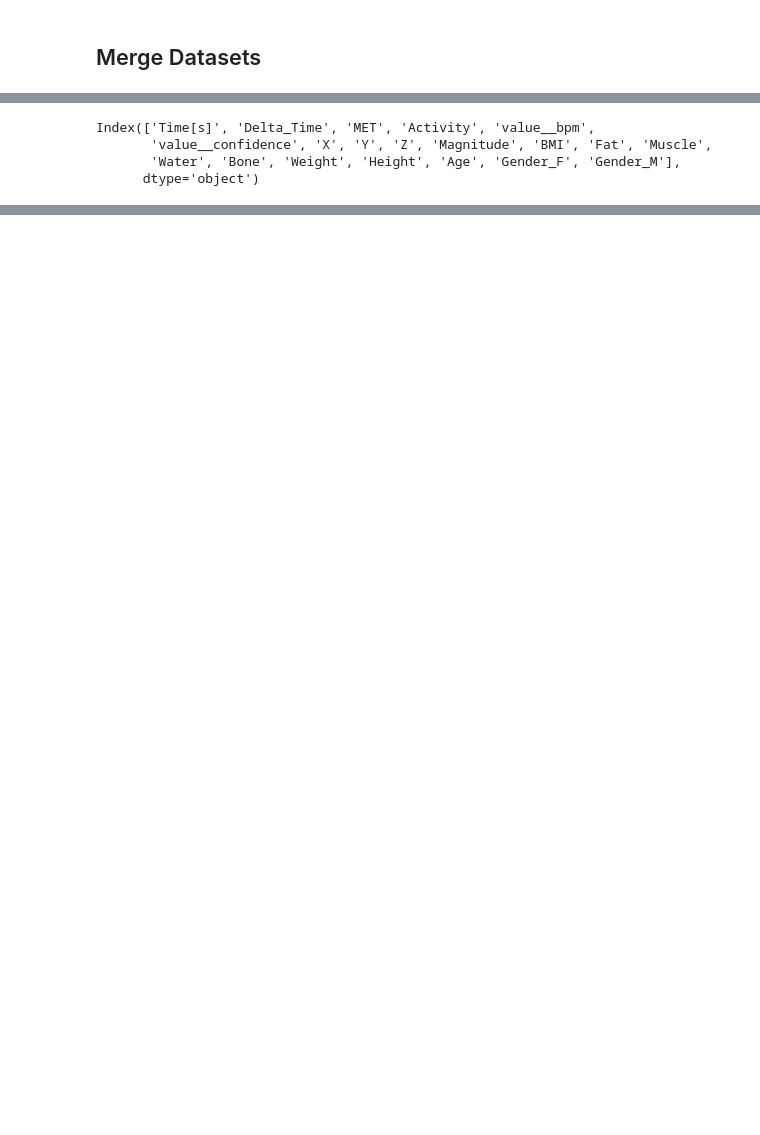
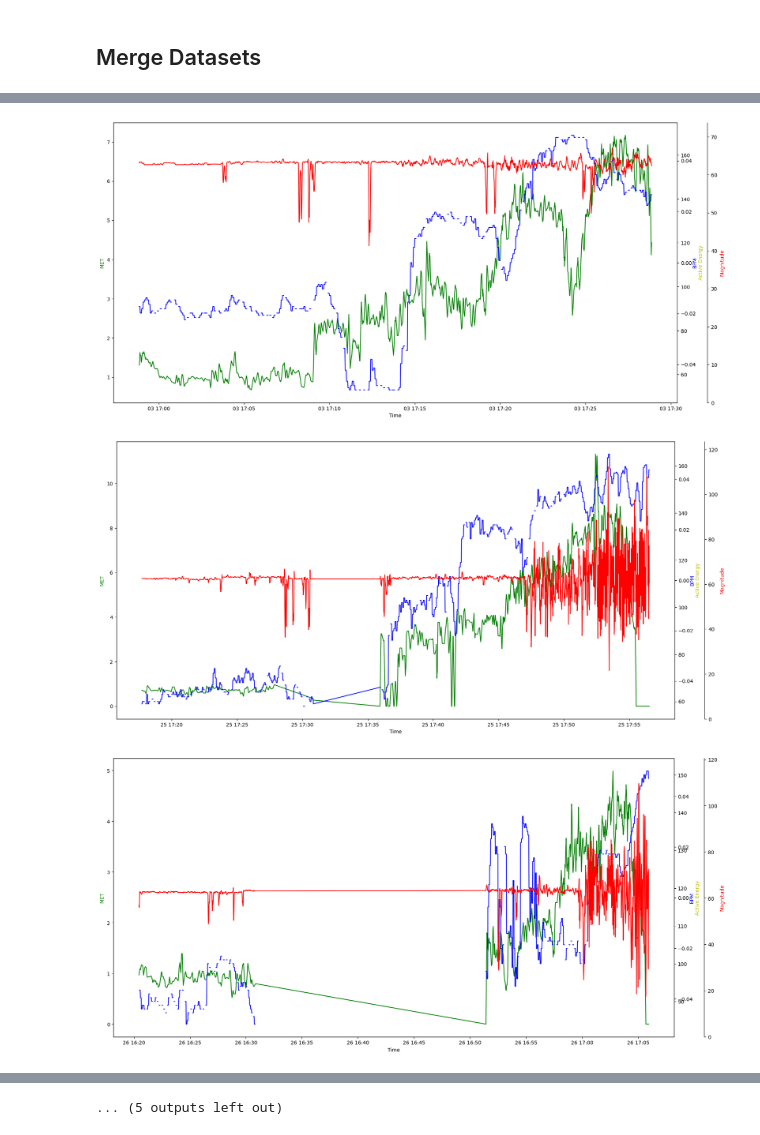
Before and after one commit to ConnorReed246/DataMiningProject, a Jupyter notebook: scripts/1_Preprocessing/Merge_Sensors.ipynb, the cells around one changed output, grey strips where cells are left out. Drawn from its saved outputs; the diff is of its cells as text; code cells hidden in the pictures; blank space fills up the shorter version.

```diff
--- a/scripts/1_Preprocessing/Merge_Sensors.ipynb
+++ b/scripts/1_Preprocessing/Merge_Sensors.ipynb
@@ -82,0 +85,13 @@ fitbit_df_all
+# %%
+apple_path = "Apple_watch/Active_energy_apple_watch_processed.csv"
+
+apple_df_all = pd.read_csv(apple_path)
+#convert index to datetime
+apple_df_all = apple_df_all.rename(columns={"date": "Time"})
+apple_df_all["Time"] = pd.to_datetime(apple_df_all["Time"])
+#remove timezone
+apple_df_all["Time"] = apple_df_all["Time"].dt.tz_localize(None)
+
+apple_df_all = apple_df_all.set_index("Time")
+
+type(apple_df_all.index[0])
@@ -94,6 +124,8 @@ for participant_number, met_df in enumerate(MET_all_list):
     #left join on met_df
     temp_df = met_df.merge(fitbit_df_all, how="left", left_index=True, right_index=True)
     temp_df = temp_df.merge(E4_all_list[participant_number].drop(columns = {"Delta_Time", "MET"}), how="left", left_on = "Time[s]", right_on = "Time[s]")
+    temp_df.index = met_df.index
+    temp_df = temp_df.merge(apple_df_all, how="left", left_index=True, right_index=True)
 
     #add demographics cross join
     temp_df = temp_df.merge(demographics_df.iloc[participant_number].to_frame().T, how="cross")
@@ -139,13 +154,6 @@ for i, participant_df in enumerate(merged_df_list):
     # os.makedirs(f"merged_dataset/P{i+1}", exist_ok=True)
     participant_df.to_pickle(f"merged_dataset/P{i+1}/ALL.pkl")
     #os.remove(f"preprocessed_dataset/P{i+1}/MET.csv")
-# %%
-participant_df.columns
-# %% [output]
-Index(['Time[s]', 'Delta_Time', 'MET', 'Activity', 'value__bpm',
-       'value__confidence', 'X', 'Y', 'Z', 'Magnitude', 'BMI', 'Fat', 'Muscle',
-       'Water', 'Bone', 'Weight', 'Height', 'Age', 'Gender_F', 'Gender_M'],
-      dtype='object')
 # %%
 merged_df_list[1].hist(column = "Time[s]", bins = 100)
 merged_df_list[1]
@@ -155,26 +160,35 @@ test
 # %%
 for df in merged_df_list:
     fig, ax1 = plt.subplots(figsize=(20, 10))
     ax2 = ax1.twinx()
     ax3 = ax1.twinx()
+    ax4 = ax1.twinx()
 
     # plot MET on the first y-axis
     ax1.plot(df.index, df["MET"], 'g-')
     ax1.set_ylabel('MET', color='g')
 
     # plot value_bpm on the second y-axis
     ax2.plot(df.index, df["value__bpm"], 'b-')
     ax2.set_ylabel('BPM', color='b')
 
     # plot Magnitude on the third y-axis
     ax3.plot(df.index, df["Magnitude"], 'r-')
     ax3.set_ylabel('Magnitude', color='r')
 
+    #plot active energy (kJ) on the fourth y-axis
+    ax4.plot(df.index, df["active energy (kJ)"], 'y-')
+    ax4.set_ylabel('Active Energy', color='y')
+
     # adjust the position of the third y-axis
     ax3.spines['right'].set_position(('outward', 60))
     ax3.set_ylim(0, df["Magnitude"].max() * 1.1)
     ax3.set_ylabel('Magnitude', color='r')
 
     ax1.set_xlabel('Time')
 
     plt.show()
+# %% [output]
+[figure, added]
+[figure, added]
+[figure, added]
@@ -180,0 +204 @@ for df in merged_df_list:
+... (5 outputs left out)
```
Also changed, not shown: parts of 7 cells of this notebook, 18 other files.
